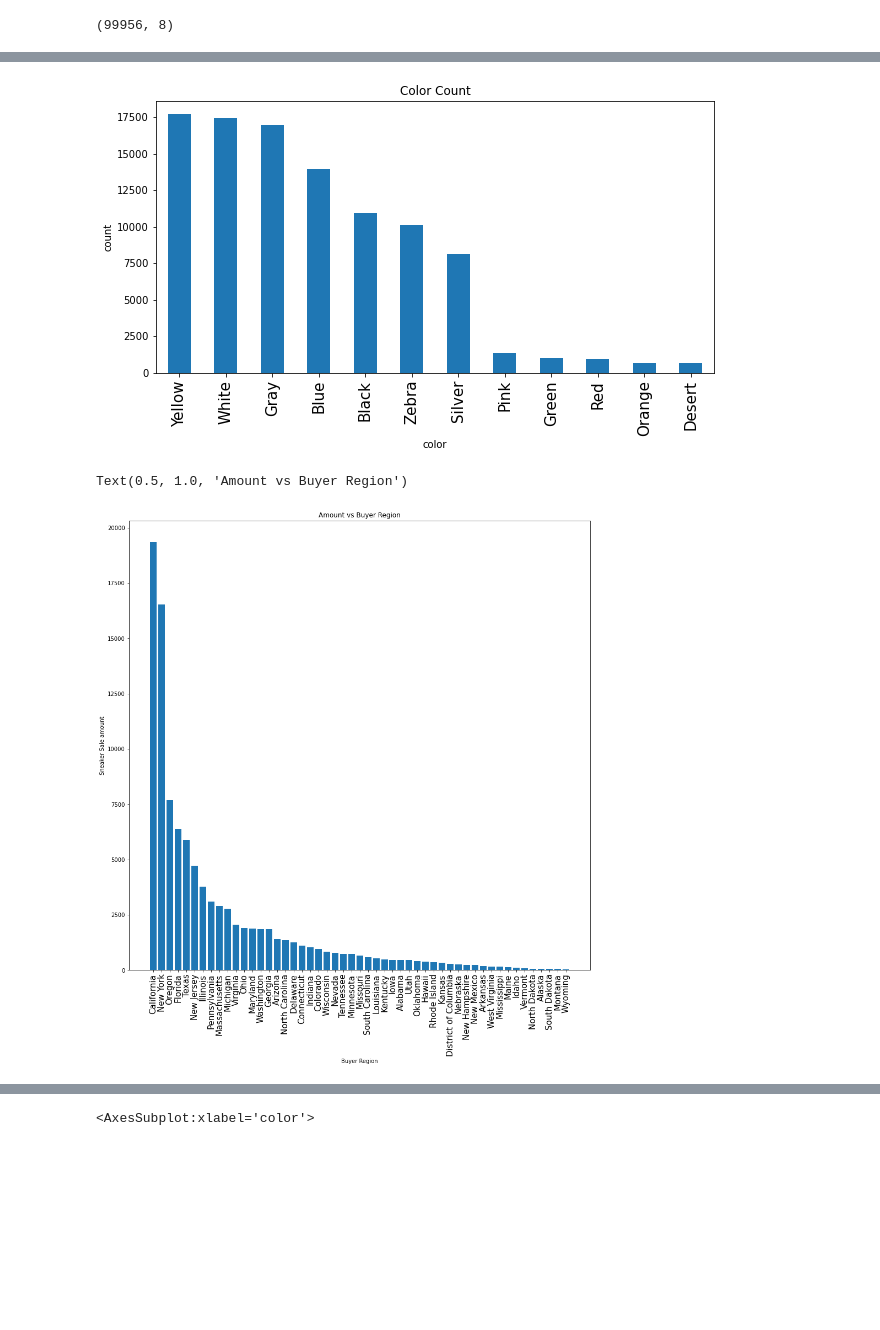
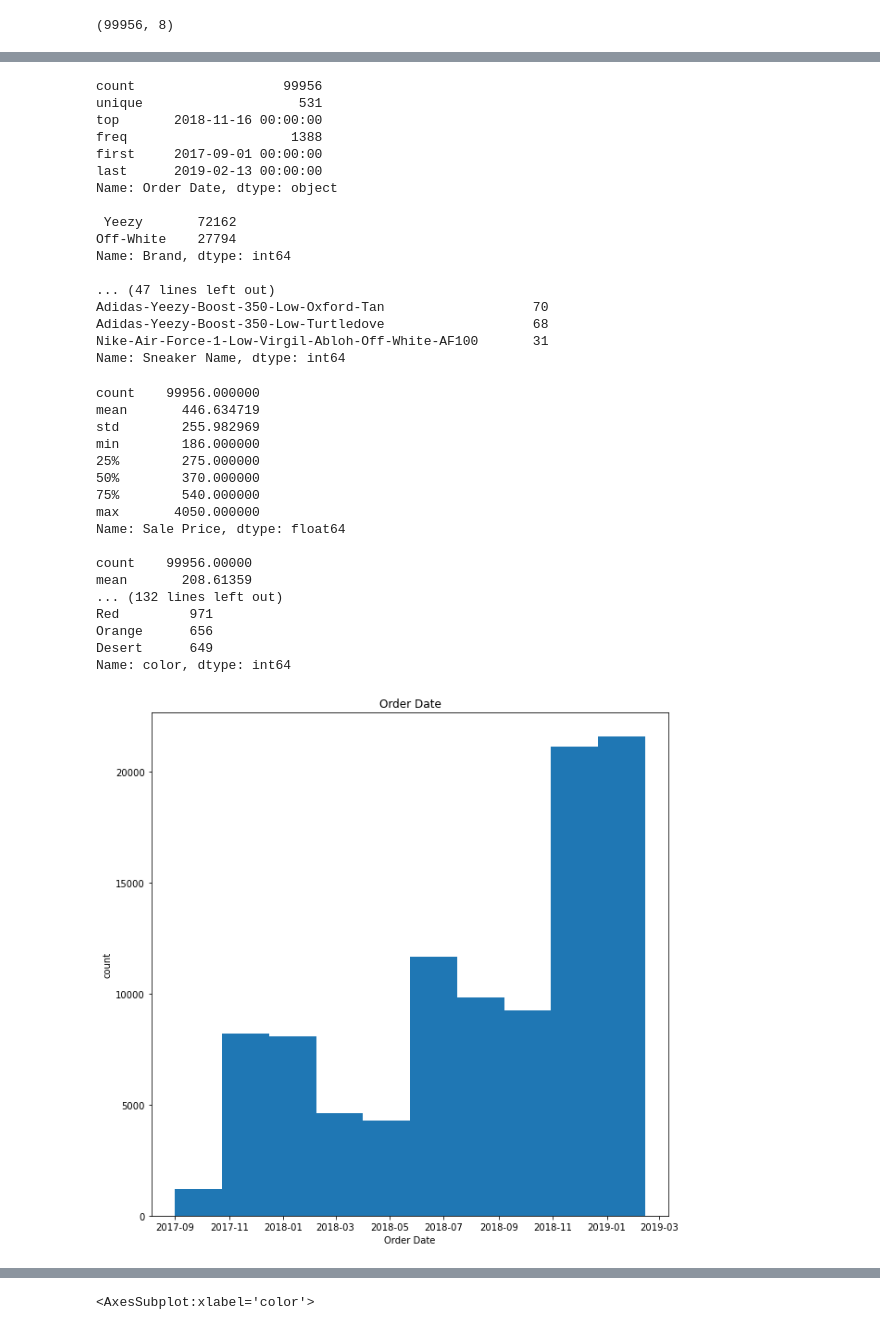
Before and after one commit to Francis958/1030-Project, a Jupyter notebook: src/Jiatao-Yuan Project.ipynb, the cells around one changed output, grey strips where cells are left out. Saved outputs shown, nothing was run; the diff lists cells and outputs as text; code cells hidden in the pictures; blank space fills up the shorter version.

```diff
--- a/src/Jiatao-Yuan Project.ipynb
+++ b/src/Jiatao-Yuan Project.ipynb
@@ -193,22 +137,0 @@ plt.show()
-# %%
-plt.figure(figsize = [10,5])
-pd.value_counts(df['color']).plot.bar()
-plt.ylabel('count')
-plt.xlabel('color')
-plt.xticks(rotation=90,fontsize= 15 )
-plt.title('Color Count')
-plt.show()
-# %% [output]
-[figure, removed]
-# %%
-# Sale Price vs Buyer_region
-categories = df['Buyer Region'].value_counts()
-plt.figure(figsize=(15,15))
-plt.bar(x = categories.index,height = categories)
-plt.xticks(rotation = 90,fontsize=15)
-plt.xlabel('Buyer Region')
-plt.ylabel('Sneaker Sale amount')
-plt.title('Amount vs Buyer Region')
-# %% [output]
-Text(0.5, 1.0, 'Amount vs Buyer Region')
-[figure, removed]
@@ -214,0 +140,56 @@ Text(0.5, 1.0, 'Amount vs Buyer Region')
+# %%
+def plot_cols(df,cont_cols):
+    columns = df.columns
+    for col in columns:
+        if col in cont_cols:
+            print(df[col].describe(),'\n')
+            plt.figure(figsize = (10,10))
+            plt.hist(df[col])
+            plt.xlabel(col)
+            plt.ylabel('count')
+            plt.title(col)
+        else:
+            c = df[col].unique()
+            print(df[col].value_counts(),'\n')
+            plt.figure(figsize =(10,10))
+            plt.bar(c,df[col].value_counts())
+            plt.xticks(rotation = 90)
+            plt.title(col)
+cont_cols = ['Sale Price','Retail Price','Order Date','Release Date']
+plot_cols(df,cont_cols)
+# %% [output]
+count                   99956
+unique                    531
+top       2018-11-16 00:00:00
+freq                     1388
+first     2017-09-01 00:00:00
+last      2019-02-13 00:00:00
+Name: Order Date, dtype: object
+
+ Yeezy       72162
+Off-White    27794
+Name: Brand, dtype: int64
+
+... (47 lines left out)
+Adidas-Yeezy-Boost-350-Low-Oxford-Tan                   70
+Adidas-Yeezy-Boost-350-Low-Turtledove                   68
+Nike-Air-Force-1-Low-Virgil-Abloh-Off-White-AF100       31
+Name: Sneaker Name, dtype: int64
+count    99956.000000
+mean       446.634719
+std        255.982969
+min        186.000000
+25%        275.000000
+50%        370.000000
+75%        540.000000
+max       4050.000000
+Name: Sale Price, dtype: float64
+
+count    99956.00000
+mean       208.61359
+... (132 lines left out)
+Red         971
+Orange      656
+Desert      649
+Name: color, dtype: int64
+[figure, added]
```
Also changed, not shown: parts of 28 cells of this notebook.
